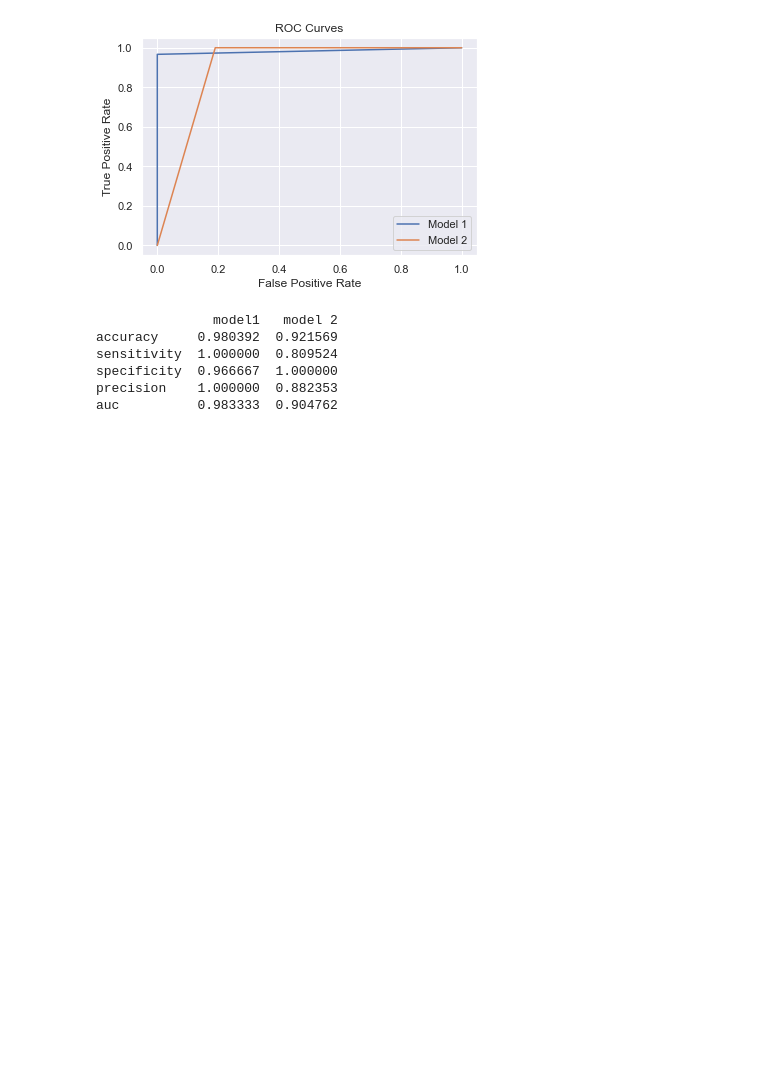
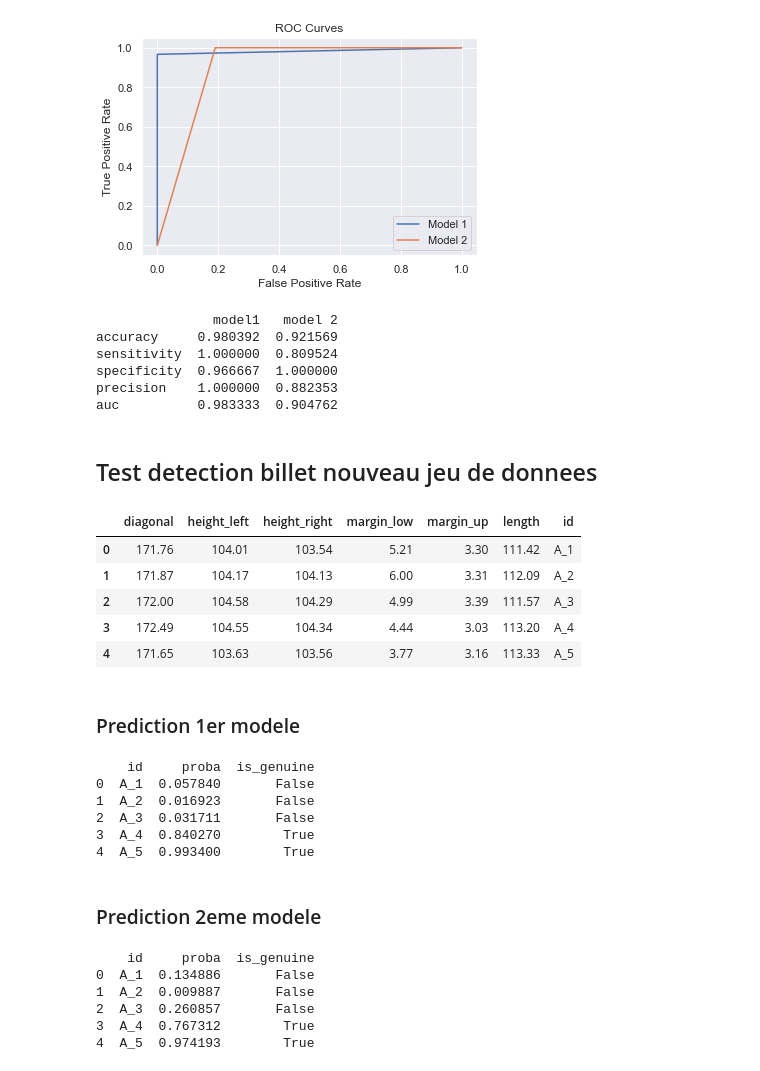
Before and after one commit to TheoChastrePradat/P6_Detection_Faux_Billets, a Jupyter notebook: P6_01_code.ipynb, the cells around one changed output. Saved outputs shown, nothing was run; the diff lists cells and outputs as text; code cells hidden in the pictures; blank space fills up the shorter version.

Commit message:
add predict test on a new data set

```diff
--- a/P6_01_code.ipynb
+++ b/P6_01_code.ipynb
@@ -1278,3 +1286,48 @@ sensitivity  1.000000  0.809524
 specificity  0.966667  1.000000
 precision    1.000000  0.882353
 auc          0.983333  0.904762
+# %% [markdown]
+## Test detection billet nouveau jeu de donnees
+# %%
+testDetection = pd.read_csv('example.csv', sep=',', decimal='.')
+# %%
+testDetection
+# %% [output]
+|  | diagonal | height_left | height_right | margin_low | margin_up | length | id |
+| 0 | 171.76 | 104.01 | 103.54 | 5.21 | 3.30 | 111.42 | A_1 |
+| 1 | 171.87 | 104.17 | 104.13 | 6.00 | 3.31 | 112.09 | A_2 |
+| 2 | 172.00 | 104.58 | 104.29 | 4.99 | 3.39 | 111.57 | A_3 |
+| 3 | 172.49 | 104.55 | 104.34 | 4.44 | 3.03 | 113.20 | A_4 |
+| 4 | 171.65 | 103.63 | 103.56 | 3.77 | 3.16 | 113.33 | A_5 |
+# %% [markdown]
+### Prediction 1er modele
+# %%
+cols_ = ['diagonal', 'height_left', 'height_right', 'margin_low', 'margin_up', 'length']
+
+testDetection['proba'] = model1.predict_proba(testDetection[cols_])[:,1]
+testDetection['is_genuine'] = model1.predict(testDetection[cols_])
+testDetection['is_genuine'] = testDetection['is_genuine'].astype(bool)
+print(testDetection[['id', 'proba', 'is_genuine']])
+# %% [output]
+    id     proba  is_genuine
+0  A_1  0.057840       False
+1  A_2  0.016923       False
+2  A_3  0.031711       False
+3  A_4  0.840270        True
+4  A_5  0.993400        True
+# %% [markdown]
+### Prediction 2eme modele
+# %%
+cols_ = ['margin_low', 'length']
+
+testDetection['proba'] = model3.predict_proba(testDetection[cols_])[:,1]
+testDetection['is_genuine'] = model3.predict(testDetection[cols_])
+testDetection['is_genuine'] = testDetection['is_genuine'].astype(bool)
+print(testDetection[['id', 'proba', 'is_genuine']])
+# %% [output]
+    id     proba  is_genuine
+0  A_1  0.134886       False
+1  A_2  0.009887       False
+2  A_3  0.260857       False
+3  A_4  0.767312        True
+4  A_5  0.974193        True
```
Also changed, not shown: parts of 20 cells of this notebook.
